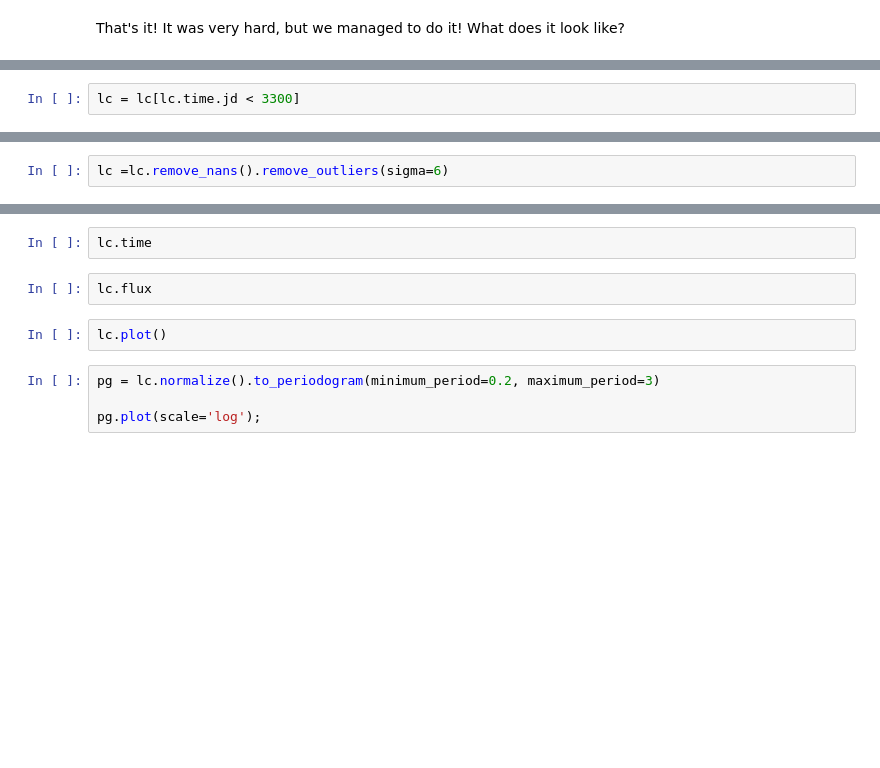
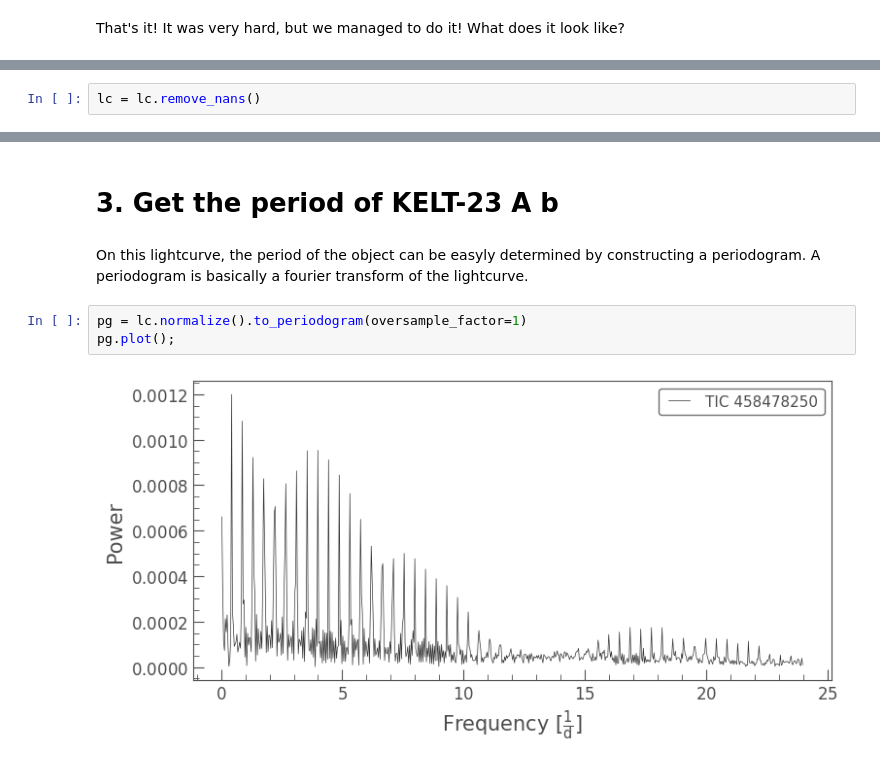
Before and after one commit to Tenivar/PicDuMidi2024, a Jupyter notebook: 04_transit.ipynb, the cells around one changed output, grey strips where cells are left out. Saved outputs shown, nothing was run; the diff lists cells and outputs as text; blank space fills up the shorter version.

```diff
--- a/04_transit.ipynb
+++ b/04_transit.ipynb
@@ -97,2 +106,0 @@ Well, we need to clean this. Let conserve only data up to 3300 BTJD days
-# %%
-lc = lc[lc.time.jd < 3300]
@@ -104,2 +110,2 @@ lc.plot()
 # %%
-lc =lc.remove_nans().remove_outliers(sigma=6)
+lc = lc.remove_nans()
@@ -108,10 +112,9 @@ lc.plot()
-# %%
-lc.time
-# %%
-lc.flux
-# %%
-lc.plot()
+# %% [markdown]
+# 3. Get the period of KELT-23 A b
+# %% [markdown]
+On this lightcurve, the period of the object can be easyly determined by constructing a periodogram. A periodogram is basically a fourier transform of the lightcurve.
 # %%
-pg = lc.normalize().to_periodogram(minimum_period=0.2, maximum_period=3)
-
-pg.plot(scale='log');
+pg = lc.normalize().to_periodogram(oversample_factor=1)
+pg.plot();
+# %% [output]
+[figure, added]
```
Also changed, not shown: parts of 26 cells of this notebook.
